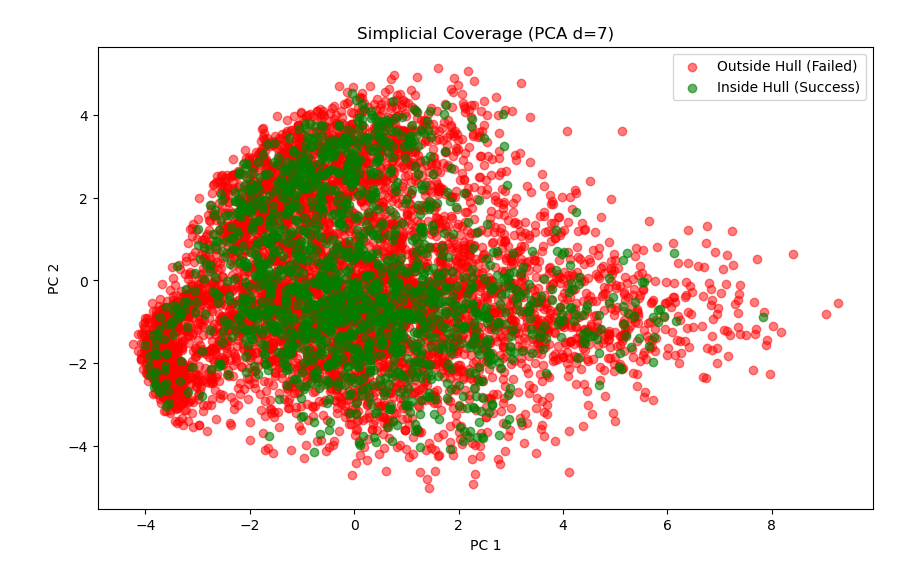
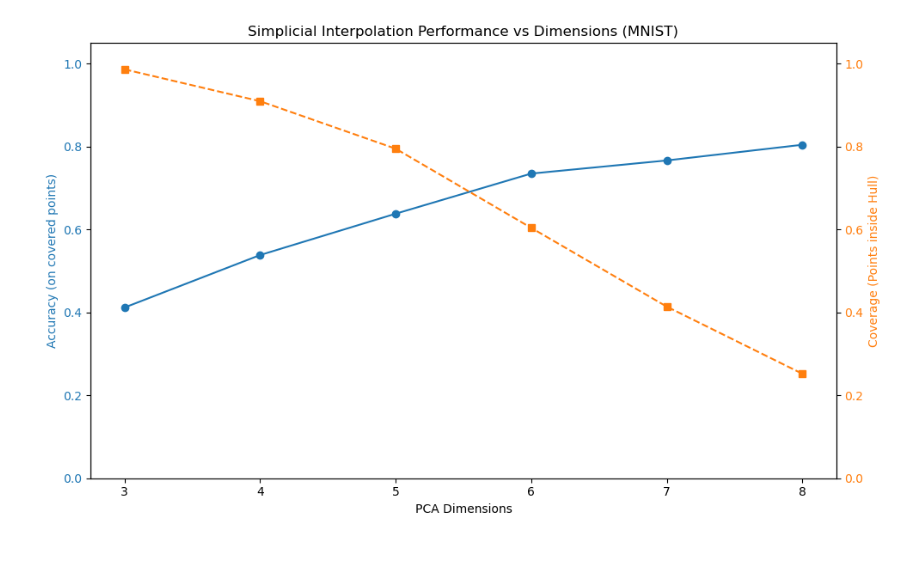
Before and after one commit to yassineblaiech/TDL_project, a Jupyter notebook: MNIST_simplicial.ipynb, the cells around one changed output. Drawn from its saved outputs; the diff is of its cells as text; code cells hidden in the pictures; blank space fills up the shorter version.

```diff
--- a/MNIST_simplicial.ipynb
+++ b/MNIST_simplicial.ipynb
@@ -69,46 +116,66 @@ class LocalSimplicialInterpolator:
 # %%
-X, y = fetch_openml('mnist_784', version=1, return_X_y=True, as_frame=False, parser='auto')
-X = X
-y = y.astype(int)
-X = X / 255.0
+X_raw, y_raw = fetch_openml('mnist_784', version=1, return_X_y=True, as_frame=False, parser='auto')
+y_raw = y_raw.astype(int)
+X_raw = X_raw / 255.0
 
-pca_dims = 7
-print(f"Reducing dimensions to {pca_dims} (Required for Simplex coverage)...")
-pca = PCA(n_components=pca_dims)
-X_pca = pca.fit_transform(X)
-
-X_train, X_test, y_train, y_test = train_test_split(X_pca, y, test_size=0.1, random_state=42)
+pca_dims_list = range(3, 9)
+accuracies = []
+coverages = []
 
 noise_level = 0.20
-n_train = len(y_train)
-n_noise = int(noise_level * n_train)
-noise_indices = np.random.choice(n_train, n_noise, replace=False)
-y_train_noisy = y_train.copy()
-for idx in noise_indices:
-    current_label = y_train[idx]
-    possible = list(range(10))
-    possible.remove(current_label)
-    y_train_noisy[idx] = np.random.choice(possible)
 
-print(f"Training on {len(y_train)} samples with {noise_level*100}% label noise.")
+for pca_dims in pca_dims_list:
+    print(f"Testing PCA dimension: {pca_dims}")
 
-model = LocalSimplicialInterpolator(k_neighbors=pca_dims * 3) # Look at 3x dim neighbors
-model.fit(X_train, y_train_noisy)
-preds = model.predict(X_test)
+    pca = PCA(n_components=pca_dims)
+    X_pca = pca.fit_transform(X_raw)
 
-valid_mask = preds != -1
-if np.sum(valid_mask) > 0:
-    acc = accuracy_score(y_test[valid_mask], preds[valid_mask])
-    print(f"\nAccuracy on Covered Points: {acc*100:.2f}%")
-else:
-    print("\nAccuracy: N/A (No points inside convex hull)")
+    X_train, X_test, y_train, y_test = train_test_split(X_pca, y_raw, test_size=0.1, random_state=42)
 
-plt.figure(figsize=(10, 6))
-plt.scatter(X_test[~valid_mask, 0], X_test[~valid_mask, 1], c='red', alpha=0.5, label='Outside Hull (Failed)')
-plt.scatter(X_test[valid_mask, 0], X_test[valid_mask, 1], c='green', alpha=0.6, label='Inside Hull (Success)')
-plt.title(f"Simplicial Coverage (PCA d={pca_dims})")
-plt.xlabel("PC 1")
-plt.ylabel("PC 2")
-plt.legend()
+    n_train = len(y_train)
+    n_noise = int(noise_level * n_train)
+    noise_indices = np.random.choice(n_train, n_noise, replace=False)
+    y_train_noisy = y_train.copy()
+
+    for idx in noise_indices:
+        current_label = y_train[idx]
+        possible = list(range(10))
+        possible.remove(current_label)
+        y_train_noisy[idx] = np.random.choice(possible)
+
+    model = LocalSimplicialInterpolator(k_neighbors=max(20, pca_dims * 5))
+    model.fit(X_train, y_train_noisy)
+    preds = model.predict(X_test)
+
+    valid_mask = preds != -1
+    coverage = np.mean(valid_mask)
+
+    if np.sum(valid_mask) > 0:
+        acc = accuracy_score(y_test[valid_mask], preds[valid_mask])
+    else:
+        acc = 0.0
+
+    accuracies.append(acc)
+    coverages.append(coverage)
+    print(f"  Accuracy: {acc*100:.2f}%, Coverage: {coverage*100:.2f}%")
+
+fig, ax1 = plt.subplots(figsize=(10, 6))
+
+color = 'tab:blue'
+ax1.set_xlabel('PCA Dimensions')
+ax1.set_ylabel('Accuracy (on covered points)', color=color)
+ax1.plot(pca_dims_list, accuracies, marker='o', color=color, label='Accuracy')
+ax1.tick_params(axis='y', labelcolor=color)
+ax1.set_ylim(0, 1.05)
+
+ax2 = ax1.twinx()
+color = 'tab:orange'
+ax2.set_ylabel('Coverage (Points inside Hull)', color=color)
+ax2.plot(pca_dims_list, coverages, marker='s', linestyle='--', color=color, label='Coverage')
+ax2.tick_params(axis='y', labelcolor=color)
+ax2.set_ylim(0, 1.05)
+
+plt.title('Simplicial Interpolation Performance vs Dimensions (MNIST)')
+fig.tight_layout()
 plt.show()
 # %% [output]
@@ -122 +199 @@ Accuracy on Covered Points: 78.19%
-[figure, old version]
+[figure, new version]
```
Also changed, not shown: parts of 5 cells of this notebook, 2 other files.
